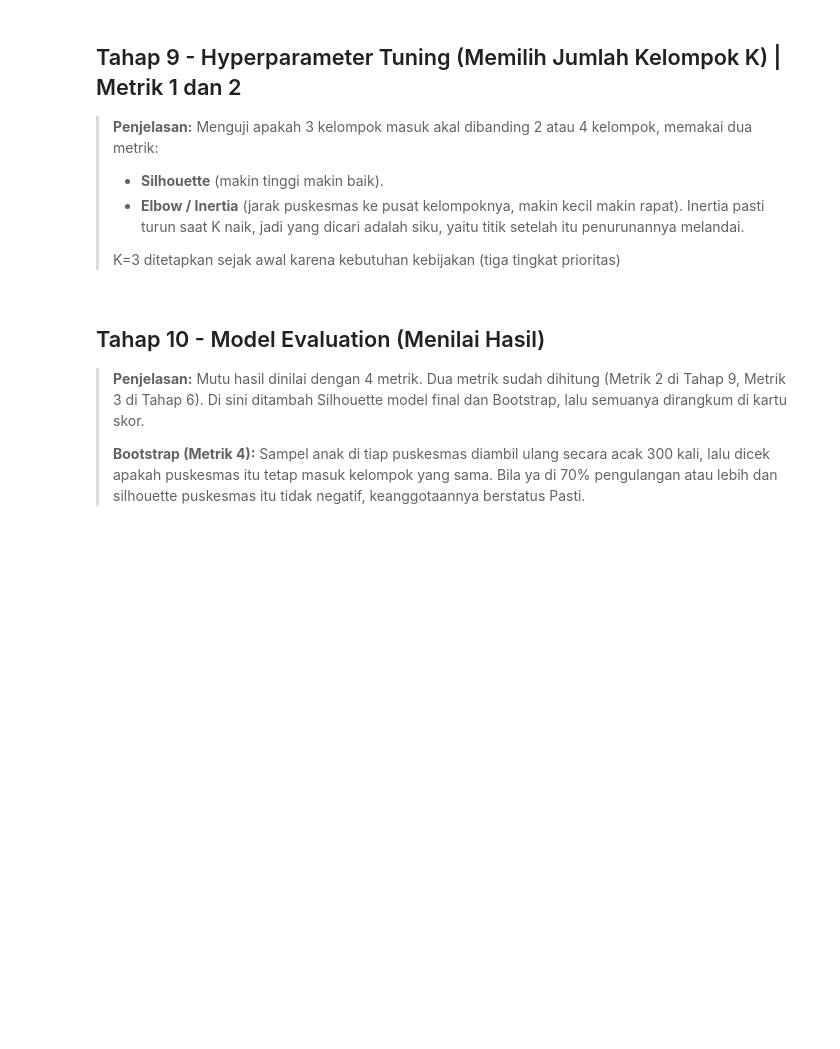
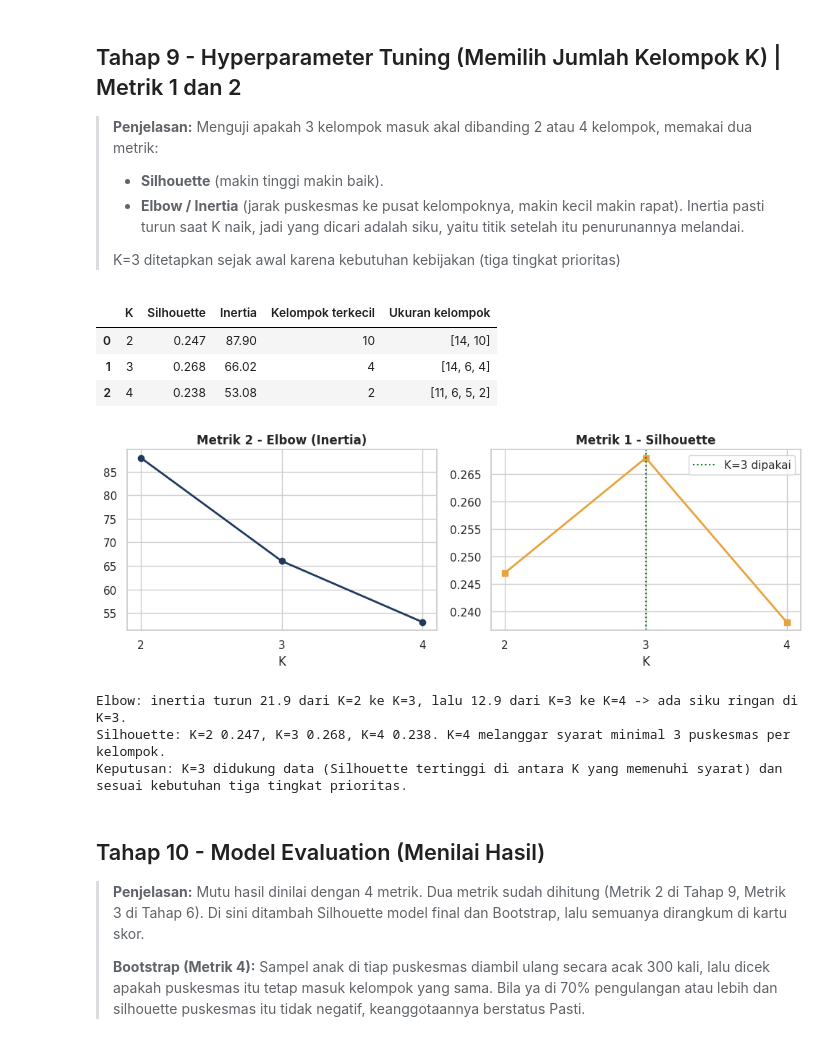
Before and after one commit to aqilahigenea/TB-ML, a Jupyter notebook: Kelompok_8_ML_Stunting.ipynb, the cells around one changed output. Cells and saved outputs as stored; diff of their text form; code cells hidden in the pictures; blank space fills up the shorter version.

Commit message:
Revert "Perbaiki model"
This reverts commit 226ad3689b73d5eb4f01dfcaea2540d5f6baeb59.

```diff
--- a/Kelompok_8_ML_Stunting.ipynb
+++ b/Kelompok_8_ML_Stunting.ipynb
@@ -363,9 +351,9 @@ assert df_puskesmas['Puskesmas'].nunique() == 24, f"Puskesmas terdeteksi {df_pus
 df_puskesmas['Data_Sedikit'] = df_puskesmas['Rerata_kasus_per_bulan'] < BATAS_KASUS_SEDIKIT
 
 # Standardisasi (StandardScaler: rata-rata 0, simpangan baku 1)
-X = df_puskesmas[fitur_klaster].copy()           # semua indikator (skor urgensi + profil)
+X = df_puskesmas[fitur_klaster].copy()
 scaler = StandardScaler()
-X_scaled = scaler.fit_transform(X[fitur_inti])   # ruang klaster: hanya 2 indikator inti
+X_scaled = scaler.fit_transform(X)
 
 print("=== 24 PUSKESMAS KOTA PADANG (indikator utama) ===")
 display(df_puskesmas.sort_values('Kasus per sasaran balita', ascending=False)[
@@ -436,17 +429,18 @@ else:
 # ==== METRIK 1: SILHOUETTE UNTUK MEMBANDINGKAN ALGORITMA ====
 lab_km = KMeans(K, n_init=N_INIT, random_state=SEED).fit_predict(X_scaled)
 lab_ward = AgglomerativeClustering(K, linkage='ward').fit_predict(X_scaled)
-lab_kmw = kmeans_init_ward(X_scaled, K).labels_
 
 baris = []
-for nama, lab in [('K-Means (titik awal acak)', lab_km), ('Hierarchical (Ward)', lab_ward), ('K-Means (titik awal Ward)', lab_kmw)]:
+for nama, lab in [('K-Means', lab_km), ('Hierarchical (Ward)', lab_ward)]:
     ukuran = sorted(np.bincount(lab).tolist(), reverse=True)
     baris.append({'Algoritma': nama, 'Silhouette': round(silhouette_score(X_scaled, lab), 3),
                   'Ukuran kelompok': ukuran, 'Memenuhi syarat (min 3)': min(ukuran) >= 3})
 tabel_model = pd.DataFrame(baris)
-print("=== PERBANDINGAN ALGORITMA (K=3, indikator inti) ===")
+print("=== PERBANDINGAN ALGORITMA (K=3) ===")
 display(tabel_model)
 
-pilih = tabel_model.iloc[2]
-print(f"Keputusan: K-Means dengan titik awal dari Ward dipakai (Silhouette {pilih['Silhouette']}). "
-      "Hasilnya sama dengan Ward, tetapi punya pusat kelompok sehingga bisa memprediksi puskesmas/bulan baru.")
+sk, sw = tabel_model.loc[0, 'Silhouette'], tabel_model.loc[1, 'Silhouette']
+if tabel_model.loc[0, 'Memenuhi syarat (min 3)'] and sk >= sw - 0.03:
+    print(f"Keputusan: K-Means dipakai (Silhouette {sk} dibanding Ward {sw}).")
+else:
+    print(f"PERHATIAN: Ward tampak lebih baik atau K-Means melanggar syarat ukuran (K-Means {sk}, Ward {sw}). K-Means tetap dipakai karena pusat kelompoknya dibutuhkan untuk prediksi bulan baru")
@@ -546,34 +569,43 @@ for nama in urutan_nama:
 # %%
 # ==== METRIK 1 + 2: SILHOUETTE DAN ELBOW UNTUK K = 2, 3, 4 ====
 baris_k = []
 for k in [2, 3, 4]:
-    km_k = kmeans_init_ward(X_scaled, k)
+    km_k = KMeans(n_clusters=k, n_init=N_INIT, random_state=SEED).fit(X_scaled)
     ukuran = sorted(np.bincount(km_k.labels_).tolist(), reverse=True)
     baris_k.append({'K': k, 'Silhouette': round(silhouette_score(X_scaled, km_k.labels_), 3),
                     'Inertia': round(km_k.inertia_, 2), 'Kelompok terkecil': min(ukuran), 'Ukuran kelompok': ukuran})
 tabel_k = pd.DataFrame(baris_k)
 display(tabel_k)
 
 fig, ax = plt.subplots(1, 2, figsize=(10, 3.6), dpi=100)
 ax[0].plot(tabel_k['K'], tabel_k['Inertia'], marker='o', color='#1f3a5f', linewidth=2)
 ax[0].set_title('Metrik 2 - Elbow (Inertia)', fontweight='bold'); ax[0].set_xlabel('K'); ax[0].set_xticks([2, 3, 4])
 ax[1].plot(tabel_k['K'], tabel_k['Silhouette'], marker='s', color='#e8a33d', linewidth=2)
 ax[1].axvline(3, ls=':', color='green', label='K=3 dipakai'); ax[1].legend()
 ax[1].set_title('Metrik 1 - Silhouette', fontweight='bold'); ax[1].set_xlabel('K'); ax[1].set_xticks([2, 3, 4])
 plt.tight_layout(); plt.show()
 
 turun_23 = tabel_k.loc[0, 'Inertia'] - tabel_k.loc[1, 'Inertia']
 turun_34 = tabel_k.loc[1, 'Inertia'] - tabel_k.loc[2, 'Inertia']
 valid = tabel_k[tabel_k['Kelompok terkecil'] >= 3].sort_values('Silhouette', ascending=False)
 k_terbaik = int(valid.iloc[0]['K']) if len(valid) else 3
 siku = "ada siku ringan di K=3" if turun_23 >= 1.5 * turun_34 else "tidak ada siku yang tajam"
 print(f"Elbow: inertia turun {turun_23:.1f} dari K=2 ke K=3, lalu {turun_34:.1f} dari K=3 ke K=4 -> {siku}.")
 print(f"Silhouette: K=2 {tabel_k.loc[0, 'Silhouette']}, K=3 {tabel_k.loc[1, 'Silhouette']}, K=4 {tabel_k.loc[2, 'Silhouette']}. "
       f"K=4 {'melanggar' if tabel_k.loc[2, 'Kelompok terkecil'] < 3 else 'memenuhi'} syarat minimal 3 puskesmas per kelompok.")
 if k_terbaik == 3:
     print("Keputusan: K=3 didukung data (Silhouette tertinggi di antara K yang memenuhi syarat) dan sesuai kebutuhan tiga tingkat prioritas.")
 else:
     print(f"PERHATIAN: data sedikit lebih mendukung K={k_terbaik}. K=3 tetap dipakai karena kebutuhan tiga tingkat prioritas Dinkes; laporkan selisih ini apa adanya.")
+# %% [output]
+|  | K | Silhouette | Inertia | Kelompok terkecil | Ukuran kelompok |
+| 0 | 2 | 0.247 | 87.90 | 10 | [14, 10] |
+| 1 | 3 | 0.268 | 66.02 | 4 | [14, 6, 4] |
+| 2 | 4 | 0.238 | 53.08 | 2 | [11, 6, 5, 2] |
+[figure, added]
+Elbow: inertia turun 21.9 dari K=2 ke K=3, lalu 12.9 dari K=3 ke K=4 -> ada siku ringan di K=3.
+Silhouette: K=2 0.247, K=3 0.268, K=4 0.238. K=4 melanggar syarat minimal 3 puskesmas per kelompok.
+Keputusan: K=3 didukung data (Silhouette tertinggi di antara K yang memenuhi syarat) dan sesuai kebutuhan tiga tingkat prioritas.
 # %% [markdown]
 ## Tahap 10 - Model Evaluation (Menilai Hasil)
 
```
Also changed, not shown: parts of 13 cells of this notebook, 9 other files.
